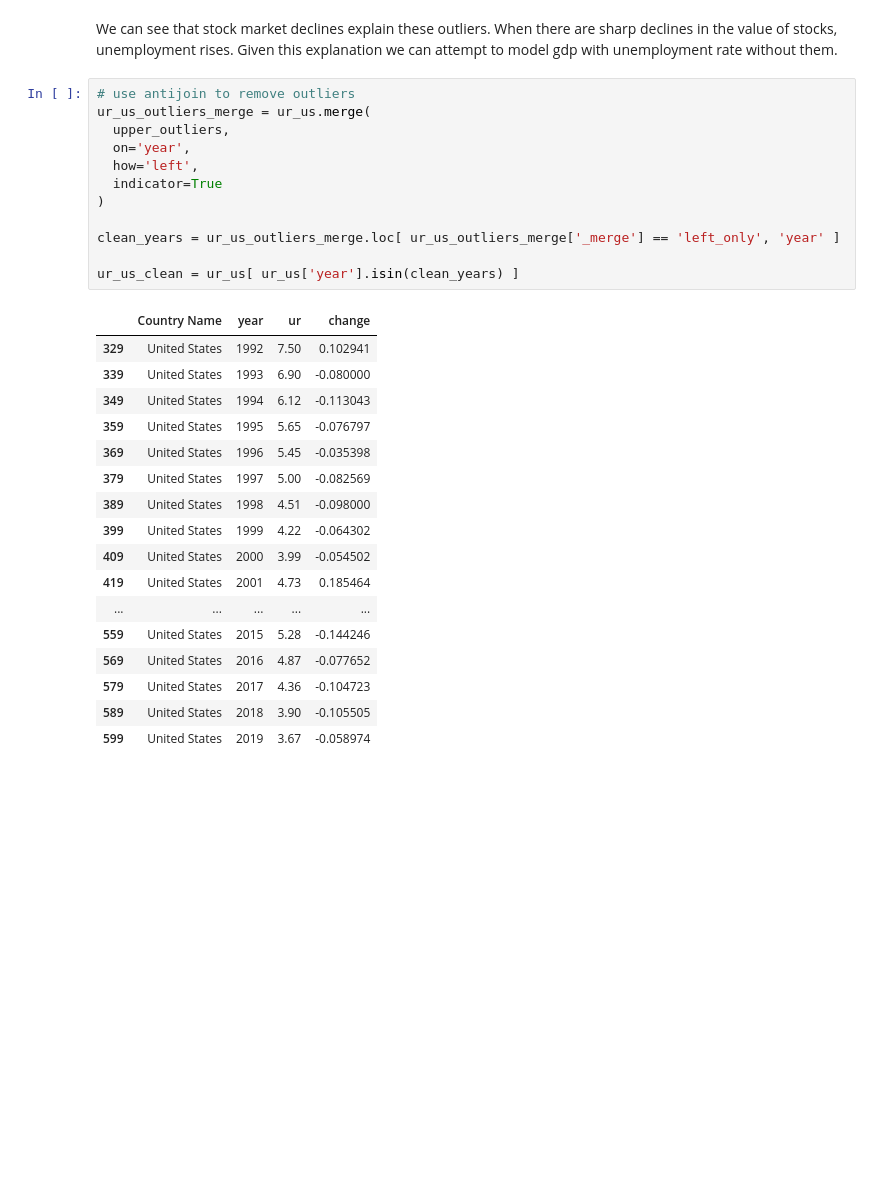
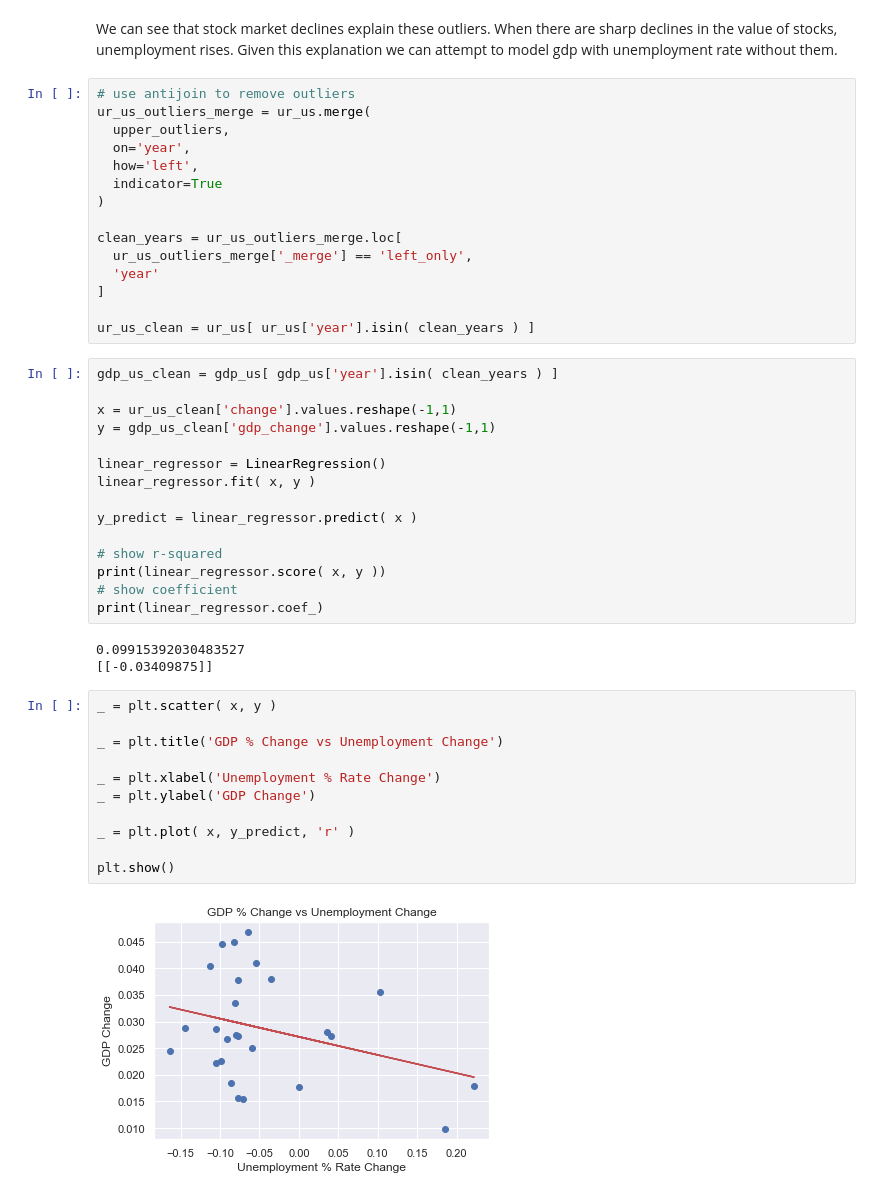
Before and after one commit to thudsonbu/ds-project-1, a Jupyter notebook: project-2.ipynb, the cells around one changed output. Saved outputs shown, nothing was run; the diff lists cells and outputs as text; blank space fills up the shorter version.

Commit message:
regression and plot of GDP vs unemployment with outliers removed

```diff
--- a/project-2.ipynb
+++ b/project-2.ipynb
@@ -468,24 +468,40 @@ ur_us_outliers_merge = ur_us.merge(
   indicator=True
 )
 
-clean_years = ur_us_outliers_merge.loc[ ur_us_outliers_merge['_merge'] == 'left_only', 'year' ]
+clean_years = ur_us_outliers_merge.loc[
+  ur_us_outliers_merge['_merge'] == 'left_only',
+  'year'
+]
 
-ur_us_clean = ur_us[ ur_us['year'].isin(clean_years) ]
+ur_us_clean = ur_us[ ur_us['year'].isin( clean_years ) ]
-# %% [output]
-|  | Country Name | year | ur | change |
-| 329 | United States | 1992 | 7.50 | 0.102941 |
-| 339 | United States | 1993 | 6.90 | -0.080000 |
-| 349 | United States | 1994 | 6.12 | -0.113043 |
-| 359 | United States | 1995 | 5.65 | -0.076797 |
-| 369 | United States | 1996 | 5.45 | -0.035398 |
-| 379 | United States | 1997 | 5.00 | -0.082569 |
-| 389 | United States | 1998 | 4.51 | -0.098000 |
-| 399 | United States | 1999 | 4.22 | -0.064302 |
-| 409 | United States | 2000 | 3.99 | -0.054502 |
-| 419 | United States | 2001 | 4.73 | 0.185464 |
-| ... | ... | ... | ... | ... |
-| 559 | United States | 2015 | 5.28 | -0.144246 |
-| 569 | United States | 2016 | 4.87 | -0.077652 |
-| 579 | United States | 2017 | 4.36 | -0.104723 |
-| 589 | United States | 2018 | 3.90 | -0.105505 |
-| 599 | United States | 2019 | 3.67 | -0.058974 |
+# %%
+gdp_us_clean = gdp_us[ gdp_us['year'].isin( clean_years ) ]
+
+x = ur_us_clean['change'].values.reshape(-1,1)
+y = gdp_us_clean['gdp_change'].values.reshape(-1,1)
+
+linear_regressor = LinearRegression()
+linear_regressor.fit( x, y )
+
+y_predict = linear_regressor.predict( x )
+
+# show r-squared
+print(linear_regressor.score( x, y ))
+# show coefficient
+print(linear_regressor.coef_)
+# %% [output]
+0.09915392030483527
+[[-0.03409875]]
+# %%
+_ = plt.scatter( x, y )
+
+_ = plt.title('GDP % Change vs Unemployment Change')
+
+_ = plt.xlabel('Unemployment % Rate Change')
+_ = plt.ylabel('GDP Change')
+
+_ = plt.plot( x, y_predict, 'r' )
+
+plt.show()
+# %% [output]
+[figure, added]
```
